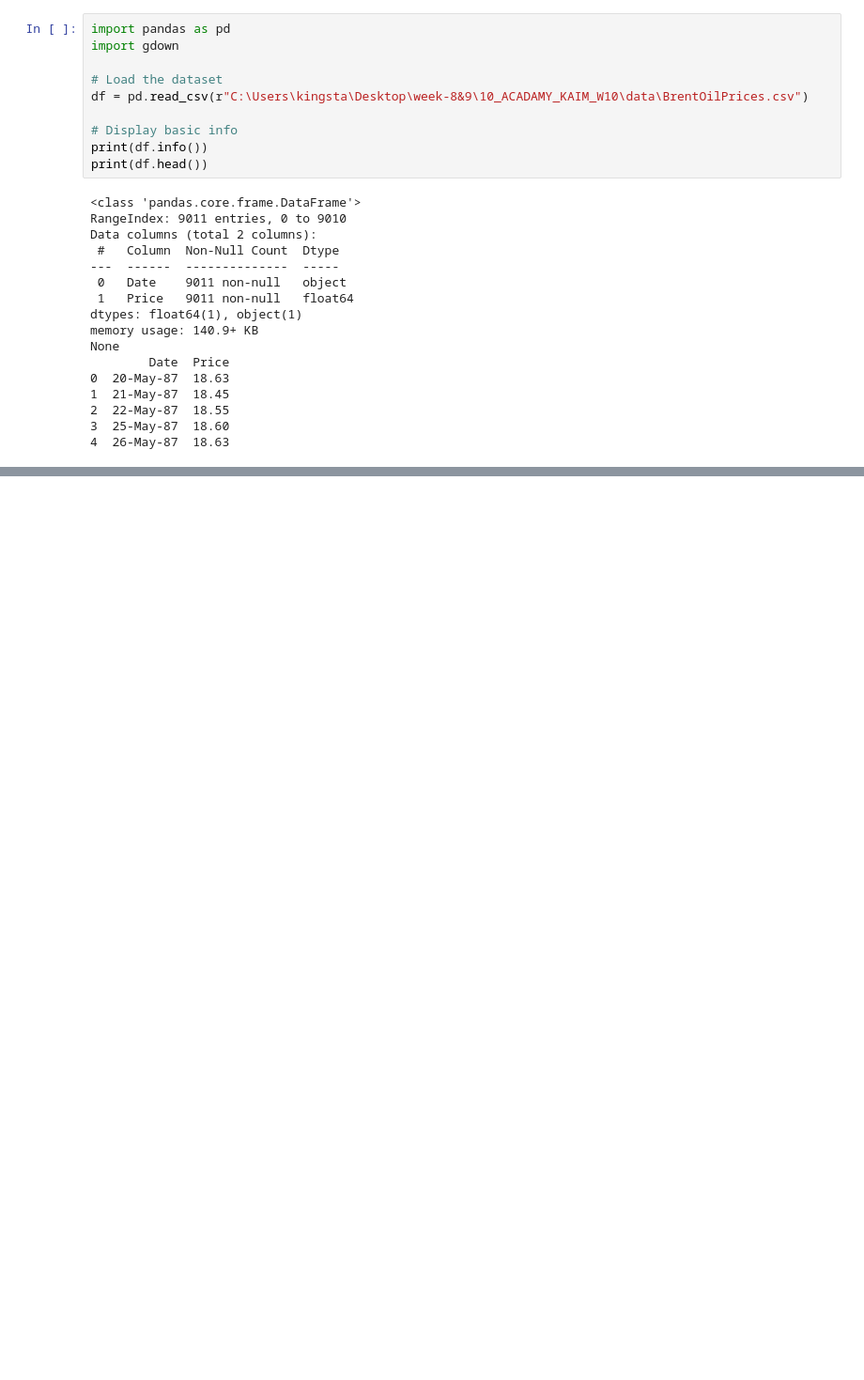
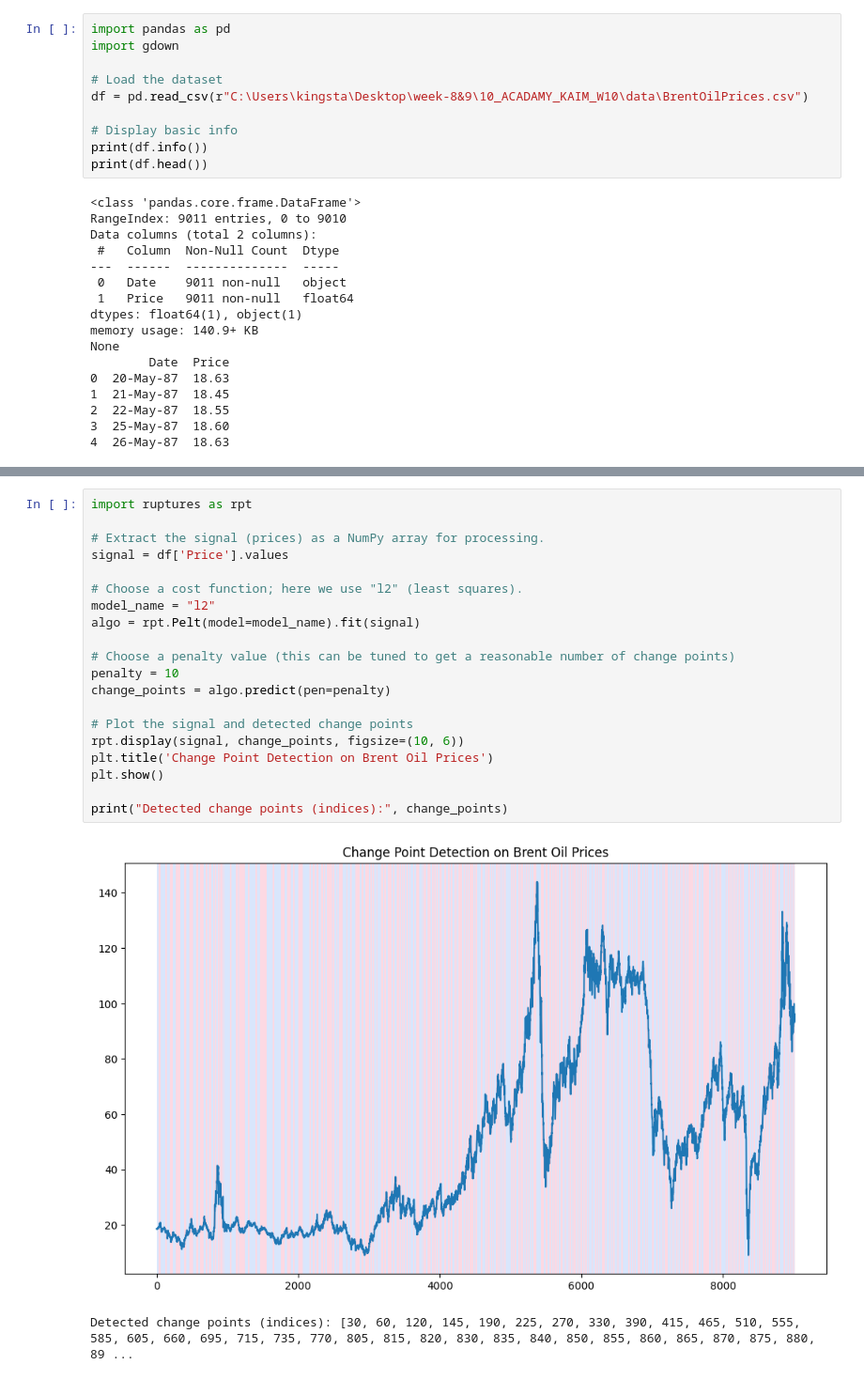
Before and after one commit to amani387/10_ACADAMY_KAIM_W_10, a Jupyter notebook: notebooks/tasks.ipynb, the cells around one changed output, grey strips where cells are left out. Shown: that part at 94% size. Drawn from its saved outputs; the diff is of its cells as text; blank space fills up the shorter version.

Commit message:
model building using arima and ploting with ruptures

```diff
--- a/notebooks/tasks.ipynb
+++ b/notebooks/tasks.ipynb
@@ -32,3 +112,26 @@ None
+# %%
+import ruptures as rpt
+
+# Extract the signal (prices) as a NumPy array for processing.
+signal = df['Price'].values
+
+# Choose a cost function; here we use "l2" (least squares).
+model_name = "l2"
+algo = rpt.Pelt(model=model_name).fit(signal)
+
+# Choose a penalty value (this can be tuned to get a reasonable number of change points)
+penalty = 10
+change_points = algo.predict(pen=penalty)
+
+# Plot the signal and detected change points
+rpt.display(signal, change_points, figsize=(10, 6))
+plt.title('Change Point Detection on Brent Oil Prices')
+plt.show()
+
+print("Detected change points (indices):", change_points)
+# %% [output]
+[figure, added]
+Detected change points (indices): [30, 60, 120, 145, 190, 225, 270, 330, 390, 415, 465, 510, 555, 585, 605, 660, 695, 715, 735, 770, 805, 815, 820, 830, 835, 840, 850, 855, 860, 865, 870, 875, 880, 89 ...
 # %%
 import pandas as pd
 import os
```
Also changed, not shown: parts of 5 cells of this notebook.
